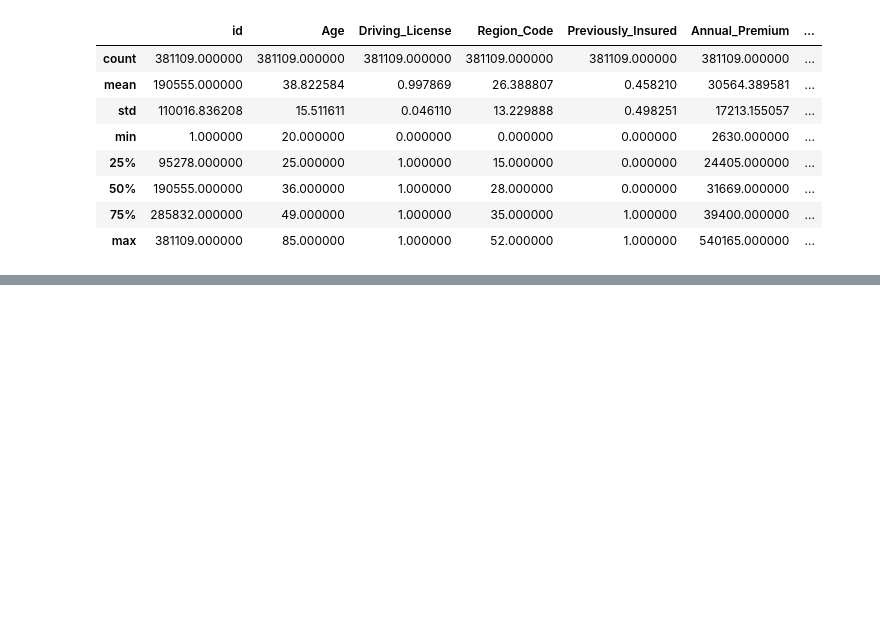
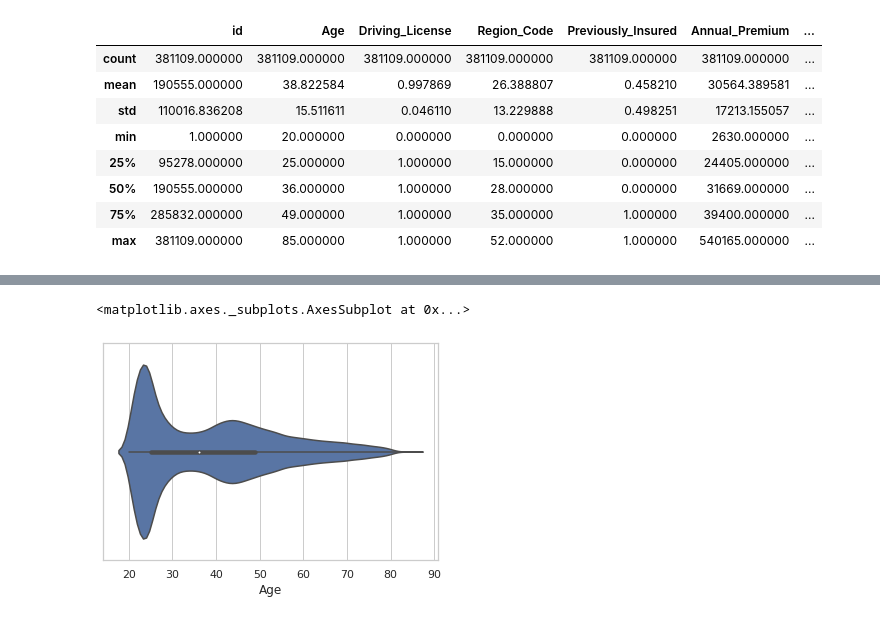
Before and after one commit to bysubanji/Health_insurance_cross_sell_prediction, a Jupyter notebook: Health_Insurance_Bhaskarsubanji.ipynb, the cells around one changed output, grey strips where cells are left out. Saved outputs shown, nothing was run; the diff lists cells and outputs as text; code cells hidden in the pictures; blank space fills up the shorter version.

```diff
--- a/Health_Insurance_Bhaskarsubanji.ipynb
+++ b/Health_Insurance_Bhaskarsubanji.ipynb
@@ -100,0 +141,5 @@ data.describe()
+# %%
+sns.violinplot(data['Age'])
+# %% [output]
+<matplotlib.axes._subplots.AxesSubplot at 0x...>
+[figure, added]
```
Also changed, not shown: parts of 33 cells of this notebook.
